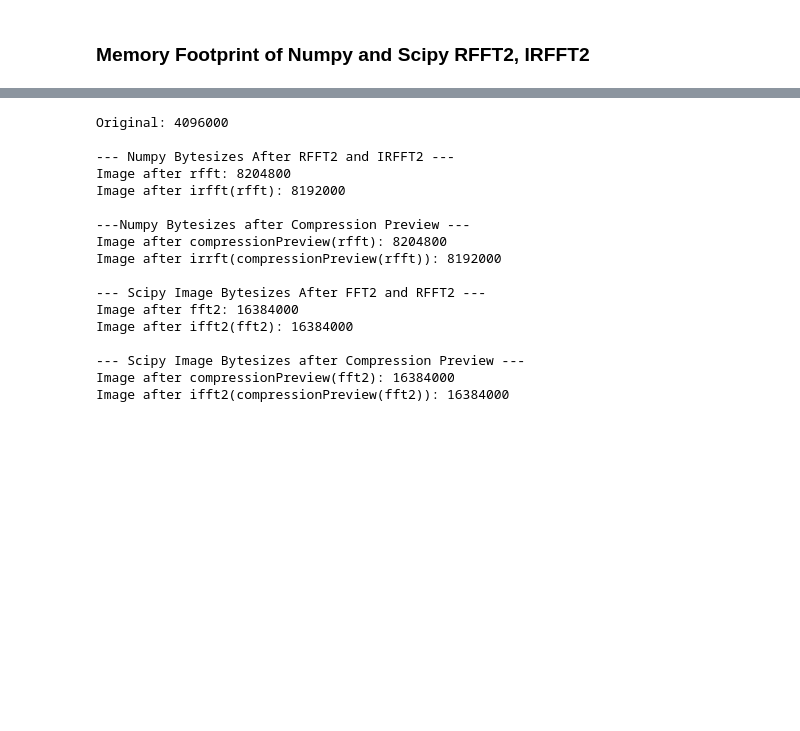
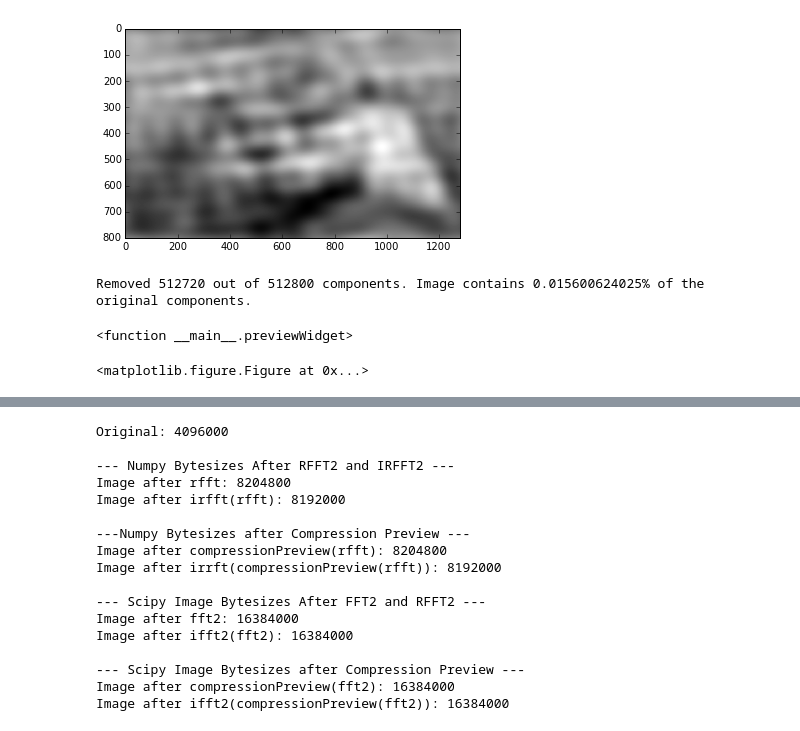
Before and after one commit to ManickYoj/FFT-Image-Compression, a Jupyter notebook: Image Compression.ipynb, the cells around one changed output, grey strips where cells are left out. Saved outputs shown, nothing was run; the diff lists cells and outputs as text; code cells hidden in the pictures; blank space fills up the shorter version.

```diff
--- a/Image Compression.ipynb
+++ b/Image Compression.ipynb
@@ -92,10 +101,16 @@ def previewCompression(image_fft, cutoff_amplitude=3e-4, verbose=False):
 # %%
+from IPython.html import widgets
+
 image = matplotlib.image.imread('otter.jpg')
 image_grey = image.sum(axis=2)
-image_numpy_fft = numpy.fft.rfft2(image_grey)
-image_scipy_fft = scipy.fftpack.fft2(image_grey)
+input_image_fft = numpy.fft.rfft2(image_grey)
 
-image_compressed_fft_numpy = previewCompression(image_numpy_fft, verbose=False)
-image_compressed_fft_scipy = previewCompression(image_scipy_fft, verbose=False)
+def previewWidget(**kwargs):
+    previewCompression(input_image_fft, kwargs['cutoff_amplitude'], True)
+
+widgets.interact(previewWidget, cutoff_amplitude=(1, 8e6))
+# %% [output]
+[figure, added]
+Removed 512720 out of 512800 components. Image contains 0.015600624025% of the original components.
+<function __main__.previewWidget>
+<matplotlib.figure.Figure at 0x...>
-# %% [markdown]
-### Memory Footprint of Numpy and Scipy RFFT2, IRFFT2
```
Also changed, not shown: parts of 24 cells of this notebook, 3 other files.
